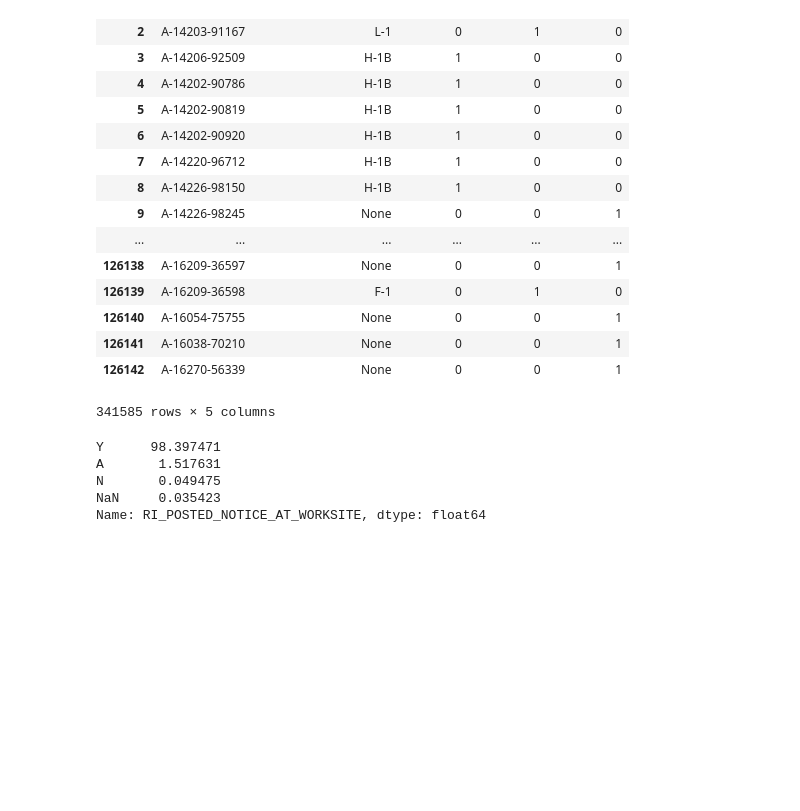
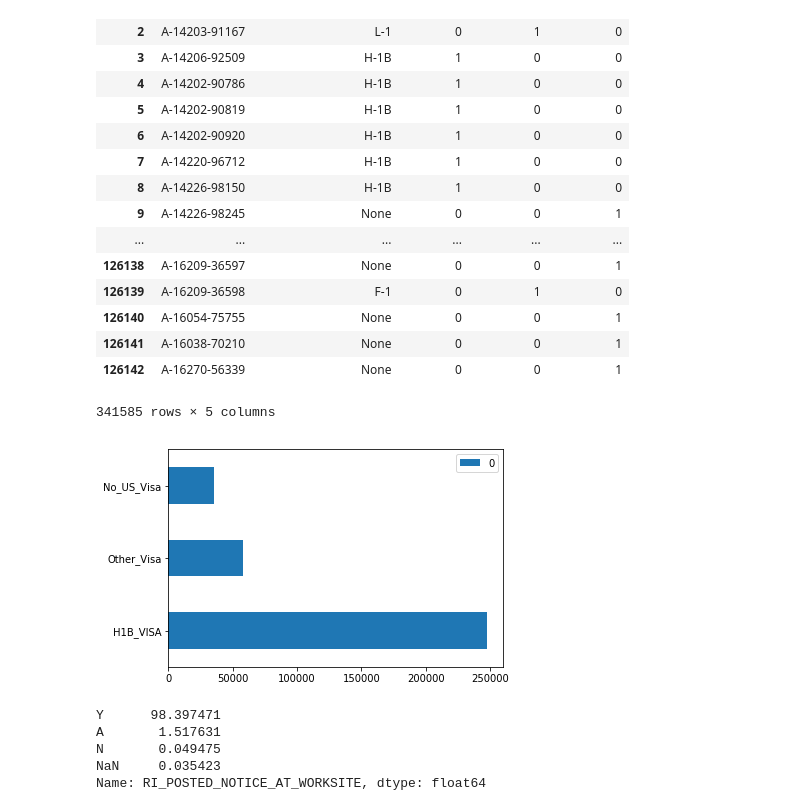
Before and after one commit to jukeboxj/USLC, a Jupyter notebook: EDA-Copy1.ipynb, the cells around one changed output. Drawn from its saved outputs; the diff is of its cells as text; code cells hidden in the pictures; blank space fills up the shorter version.

```diff
--- a/EDA-Copy1.ipynb
+++ b/EDA-Copy1.ipynb
@@ -411,6 +508,14 @@ visa_info
 | 126141 | A-16038-70210 | None | 0 | 0 | 1 |
 | 126142 | A-16270-56339 | None | 0 | 0 | 1 |
 341585 rows × 5 columns
+# %%
+tmp_visa = pd.DataFrame(visa_info[['H1B_VISA','Other_Visa','No_US_Visa']].sum())
+%matplotlib inline
+import matplotlib.pyplot as plt
+tmp_visa.plot(kind = 'barh')
+plt.savefig("Visa.png")
+# %% [output]
+[figure, added]
 # %%
 #this is a requirement now I believe
 (data['RI_POSTED_NOTICE_AT_WORKSITE'].value_counts(dropna=False) / data['RI_POSTED_NOTICE_AT_WORKSITE'].value_counts(dropna=False).sum()) * 100
```
Also changed, not shown: parts of 26 cells of this notebook.
